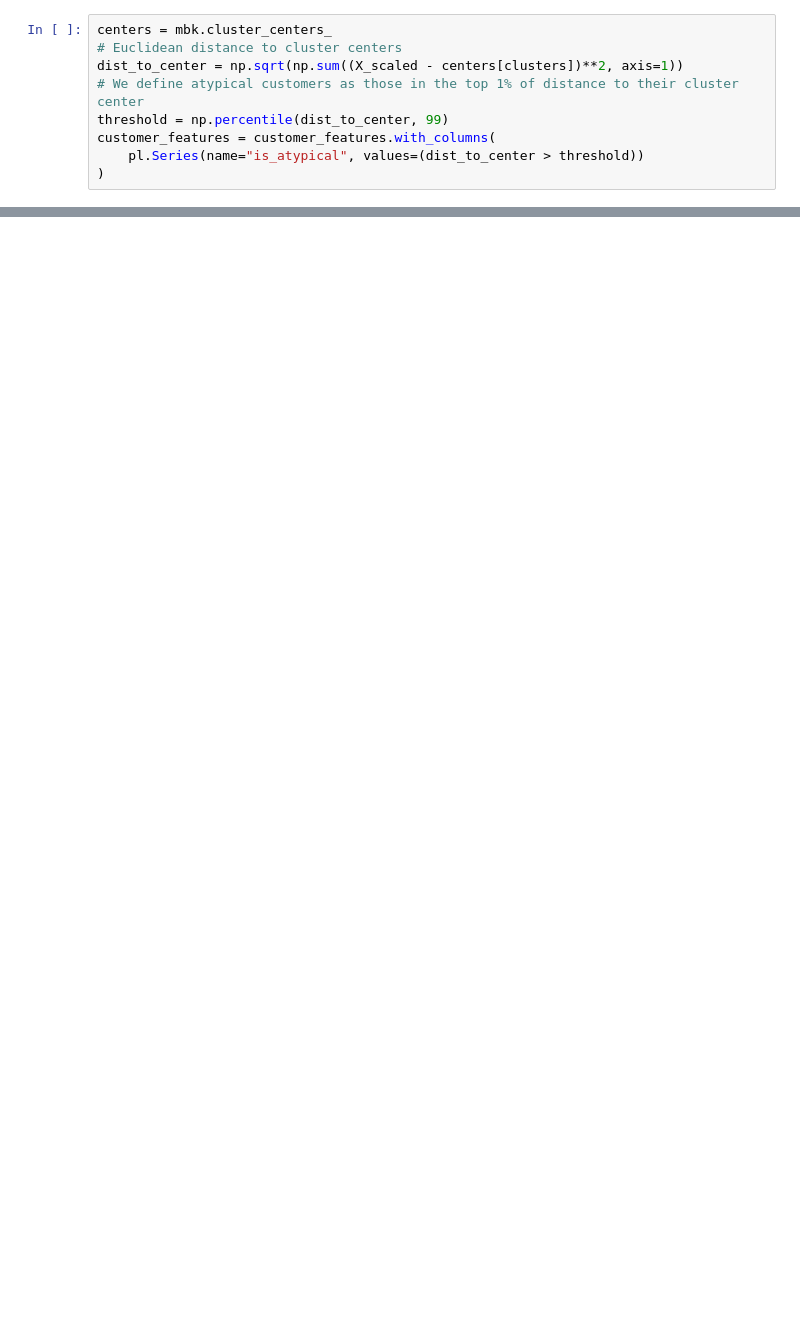
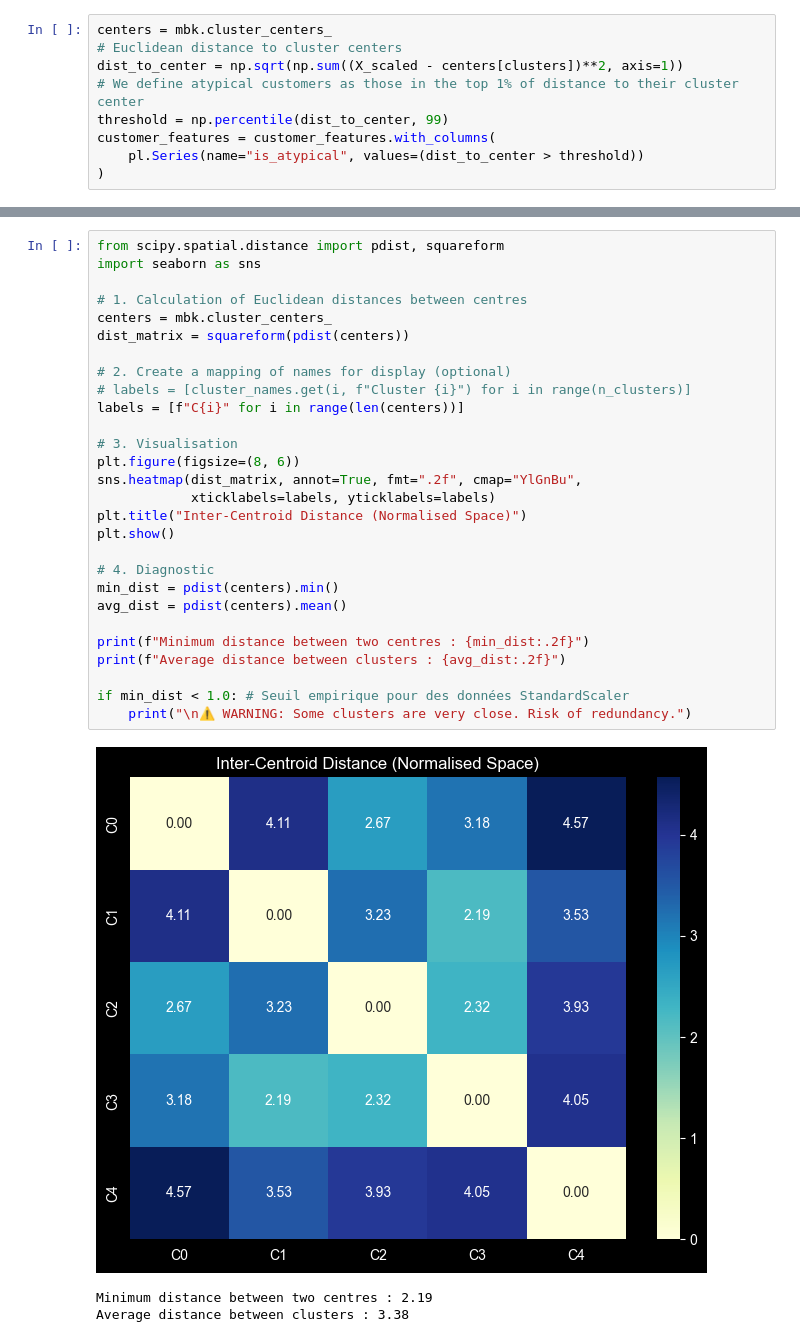
Before and after one commit to NathanLeDev/Data-Driven-Retail-Insights-for-Cost-Savings-Revenue-Growth, a Jupyter notebook: notebooks/05_pipeline_clustering.ipynb, the cells around one changed output, grey strips where cells are left out. Saved outputs shown, nothing was run; the diff lists cells and outputs as text; blank space fills up the shorter version.

```diff
--- a/notebooks/05_pipeline_clustering.ipynb
+++ b/notebooks/05_pipeline_clustering.ipynb
@@ -231,0 +297,32 @@ make_radar_chart_robust(summary_scaled)
+# %%
+from scipy.spatial.distance import pdist, squareform
+import seaborn as sns
+
+# 1. Calculation of Euclidean distances between centres
+centers = mbk.cluster_centers_
+dist_matrix = squareform(pdist(centers))
+
+# 2. Create a mapping of names for display (optional)
+# labels = [cluster_names.get(i, f"Cluster {i}") for i in range(n_clusters)]
+labels = [f"C{i}" for i in range(len(centers))]
+
+# 3. Visualisation
+plt.figure(figsize=(8, 6))
+sns.heatmap(dist_matrix, annot=True, fmt=".2f", cmap="YlGnBu",
+            xticklabels=labels, yticklabels=labels)
+plt.title("Inter-Centroid Distance (Normalised Space)")
+plt.show()
+
+# 4. Diagnostic
+min_dist = pdist(centers).min()
+avg_dist = pdist(centers).mean()
+
+print(f"Minimum distance between two centres : {min_dist:.2f}")
+print(f"Average distance between clusters : {avg_dist:.2f}")
+
+if min_dist < 1.0: # Seuil empirique pour des données StandardScaler
+    print("\n⚠️ WARNING: Some clusters are very close. Risk of redundancy.")
+# %% [output]
+[figure, added]
+Minimum distance between two centres : 2.19
+Average distance between clusters : 3.38
```
Also changed, not shown: parts of 6 cells of this notebook, 1 other file.
